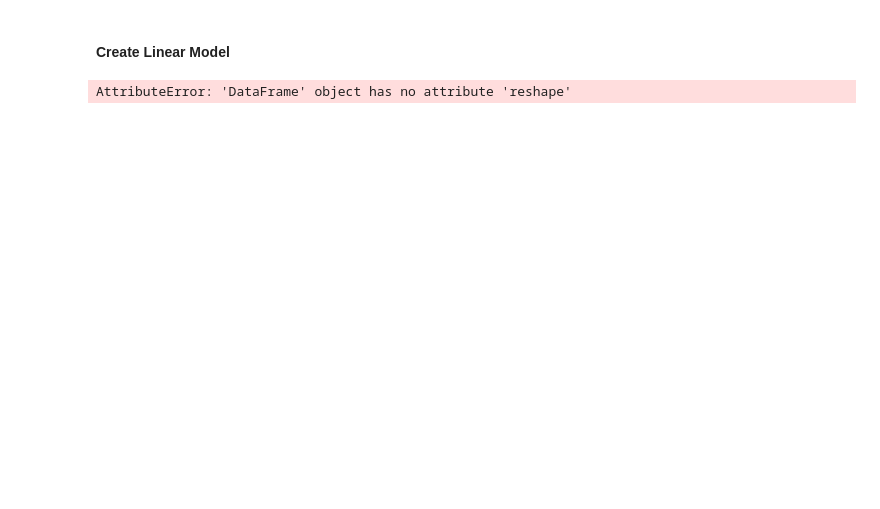
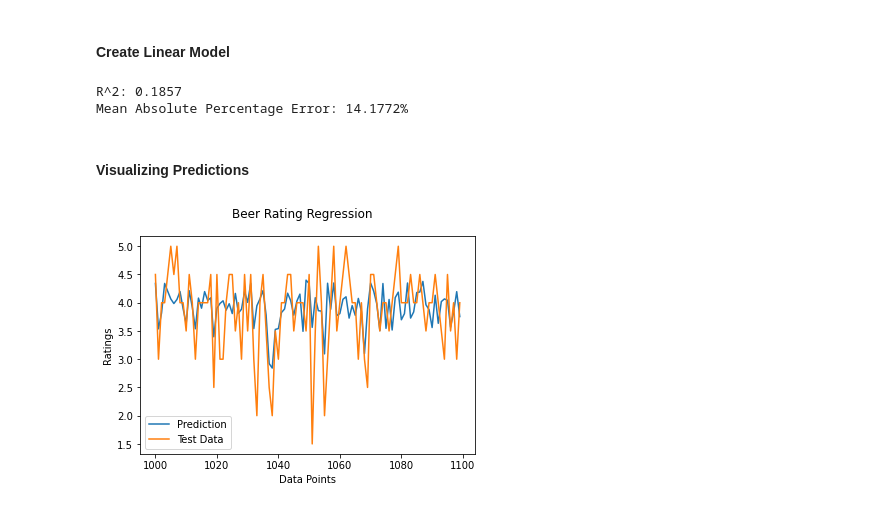
Before and after one commit to davisgriffin/Machine_Learning, a Jupyter notebook: Homework/hw3.ipynb, the cells around one changed output. Drawn from its saved outputs; the diff is of its cells as text; code cells hidden in the pictures; blank space fills up the shorter version.

Commit message:
Linear Regression beer rating

```diff
--- a/Homework/hw3.ipynb
+++ b/Homework/hw3.ipynb
@@ -12,9 +14,11 @@ from sklearn.linear_model import LinearRegression
 fr = open('../Datasets/beer_ratings.json', 'r')
 beer_ratings = pd.read_json(fr, orient='records')
 fr.close()
-X = beer_ratings[['beer/style', 'beer/ABV', 'user/gender', 'user/ageInSeconds']]
-# X['user/ageInSeconds'] = X['user/ageInSeconds'].fillna(0)
-X.loc[pd.isna(X['user/ageInSeconds']), 'user/ageInSeconds'] = 0
+X = beer_ratings[['beer/ABV', 'user/ageInSeconds',
+                  'user/gender', 'beer/style', 'review/overall']]
+X = X.dropna()
+y = X['review/overall']
+X.drop(columns='review/overall', inplace=True)
 X = pd.get_dummies(X)
-y = beer_ratings['review/overall']
-X_train, X_test, y_train, y_test = train_test_split(X, y, test_size=0.2)
+X_train, X_test, y_train, y_test = train_test_split(X, y, test_size=0.2, shuffle=True)
+X
@@ -21,23 +39,26 @@ X_train, X_test, y_train, y_test = train_test_split(X, y, test_size=0.2)
 # %% [markdown]
 #### Create Linear Model
-# %%
-# reshape data before fitting
-X_train = X_train.reshape(-1, 1)
-X_test = X_test.reshape(-1, 1)
-y_train = y_train.reshape(-1, 1)
-
-model = LinearRegression().fit(X_train, y_train)
-prediction = model.predict(X_test)
-print(prediction)
-prediction = np.reshape(prediction, (-1, 1))
-score = model.score(X_test, y_test)
-print(score)
-
-
-model = LinearRegression().fit(X_train, y_train)
-prediction = model.predict(X_test)
-print(prediction)
-score = model.score(pd.DataFrame(prediction, y_test))
-score
-# %% [output]
-AttributeError: 'DataFrame' object has no attribute 'reshape'
+# %%
+model = LinearRegression().fit(X_train, y_train)
+prediction = model.predict(X_test)
+score = model.score(X_test, y_test)
+print('''R^2: {:.4f}
+Mean Absolute Percentage Error: {:.4f}%'''.format(score, MAPE(y_test, prediction)*100))
+# %% [output]
+R^2: 0.1857
+Mean Absolute Percentage Error: 14.1772%
+# %% [markdown]
+#### Visualizing Predictions
+# %%
+plt.close('all')
+x = np.arange(0, len(prediction))
+fig, ax = plt.subplots()
+ax.plot(x[1000:1100], prediction[1000:1100], label='Prediction')
+ax.plot(x[1000:1100], y_test[1000:1100], label='Test Data')
+ax.set_xlabel('Data Points')
+ax.set_ylabel('Ratings')
+fig.suptitle('Beer Rating Regression')
+ax.legend()
+plt.show()
+# %% [output]
+[figure, added]
```
Also changed, not shown: parts of 2 cells of this notebook.
